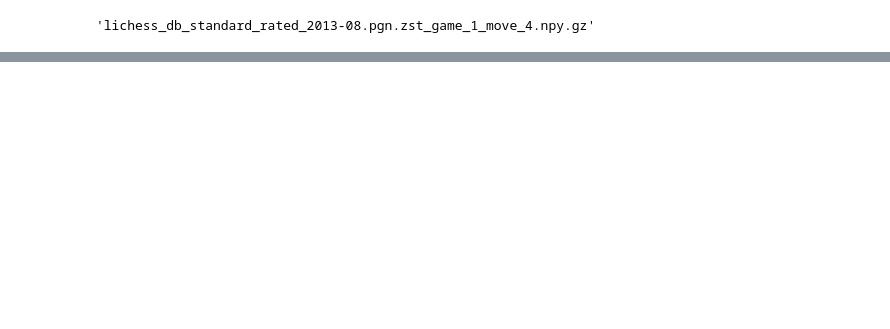
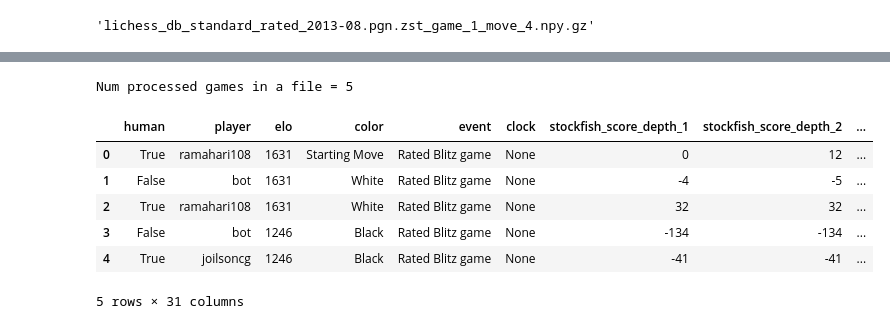
Before and after one commit to MatTheTab/PikeBot, a Jupyter notebook: Data_reading_tutorial.ipynb, the cells around one changed output, grey strips where cells are left out. Drawn from its saved outputs; the diff is of its cells as text; code cells hidden in the pictures; blank space fills up the shorter version.

Commit message:
Add greedy reading example
Clean-up data reading and tutorial

```diff
--- a/Data_reading_tutorial.ipynb
+++ b/Data_reading_tutorial.ipynb
@@ -86 +86,13 @@ dataframes_test[0].head()
 5 rows × 31 columns
+# %%
+greedy_dfs = greedy_read(directory_path="D:\\PikeBot\\Small_Data\\Train", file_name="lichess_db_standard_rated_2013-08.pgn.zst", starting_game=2, num_games=5)
+greedy_dfs[0].head()
+# %% [output]
+Num processed games in a file = 5
+|  | human | player | elo | color | event | clock | stockfish_score_depth_1 | stockfish_score_depth_2 | ... |
+| 0 | True | ramahari108 | 1631 | Starting Move | Rated Blitz game | None | 0 | 12 | ... |
+| 1 | False | bot | 1631 | White | Rated Blitz game | None | -4 | -5 | ... |
+| 2 | True | ramahari108 | 1631 | White | Rated Blitz game | None | 32 | 32 | ... |
+| 3 | False | bot | 1246 | Black | Rated Blitz game | None | -134 | -134 | ... |
+| 4 | True | joilsoncg | 1246 | Black | Rated Blitz game | None | -41 | -41 | ... |
+5 rows × 31 columns
```
Also changed, not shown: parts of 6 cells of this notebook.
